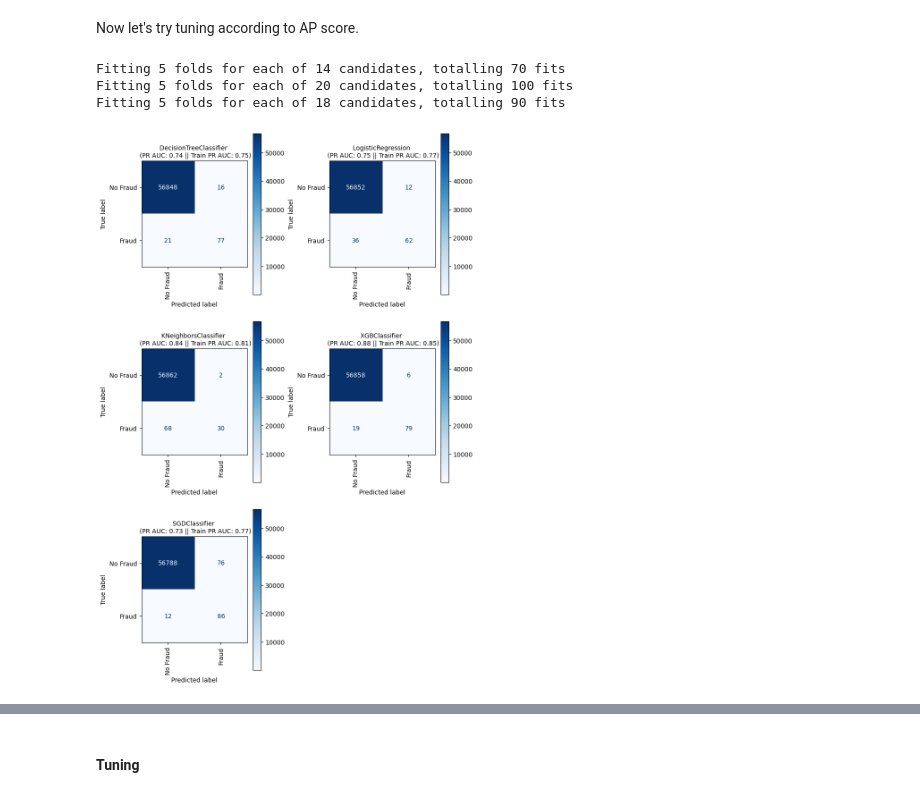
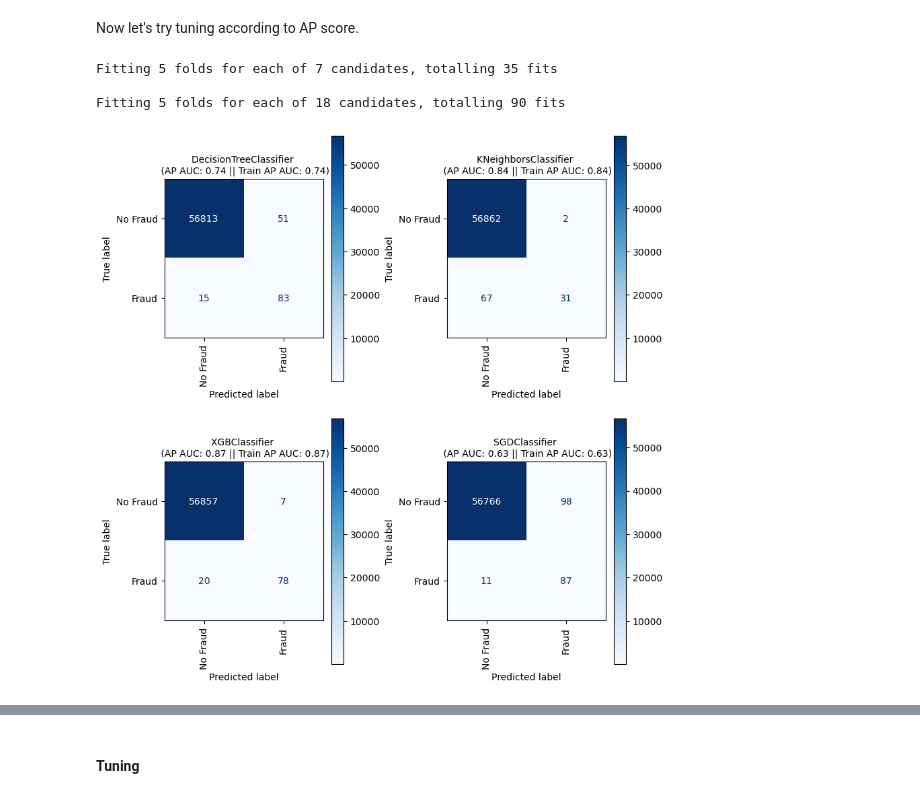
Before and after one commit to abdullahkavakli/Credit-Card-Fraud-Detection-Using-KNN, a Jupyter notebook: Credit Card Fraud Detection.ipynb, the cells around one changed output, grey strips where cells are left out. Drawn from its saved outputs; the diff is of its cells as text; code cells hidden in the pictures.

```diff
--- a/Credit Card Fraud Detection.ipynb
+++ b/Credit Card Fraud Detection.ipynb
@@ -196,12 +252,12 @@ def tune_xgb(X=X_train_scaled,y=y_train, scoring="average_precision", cv=kf):
               "max_delta_step": randint(1,10) }
     grid_xgb = RandomizedSearchCV(xgb.XGBClassifier(objective="binary:logistic",eval_metric=average_precision_score ,n_jobs=-1, tree_method="hist", random_state=rand_state),
                                   params, cv=kf, n_iter=20, scoring=scoring)
-    grid_xgb.fit(X_train_scaled, y_train)
+    grid_xgb.fit(X, y)
     return grid_xgb.best_estimator_
 # %%
 def tune_sgd_bayes(X=X_train_scaled, y=y_train, scoring="average_precision",cv=kf):
-    def objective_for_minimization(search_space, X=X_train_scaled, y=y_train, scoring_objective=scoring):
-        model = SGDClassifier(**search_space, n_jobs=-1, random_state=rand_state)
+    def objective_for_minimization(search_space, X=X, y=y, scoring_objective=scoring):
+        model = SGDClassifier(**search_space, max_iter=int(1e9), n_jobs=-1, random_state=rand_state)
         best_score = cross_val_score(model, X, y, scoring=scoring_objective, cv=kf, n_jobs=-1).mean()
         loss = 1 - best_score
         return {'loss': loss, 'status': STATUS_OK}
@@ -212,7 +268,7 @@ def tune_sgd_bayes(X=X_train_scaled, y=y_train, scoring="average_precision",cv=k
                     'eta0':hp.uniform('n_estimators',0,3),
                     "power_t": hp.uniform('power_t',-0.1,1),
                     "validation_fraction": hp.uniform('validation_fraction',0.1,0.3),
-                    'loss':hp.choice("loss",['log', 'modified_huber']),
+                    'loss':hp.choice("loss",['modified_huber']),
                     'class_weight': {0:1, 1:scope.int(hp.uniform('class_weight', 1, 100))}
                    }
     # implement Hyperopt
@@ -320,0 +308,24 @@ def print_scores(models, X_train=X_train_scaled, X_test=X_test_scaled, y_train=y
+# %%
+def get_scoring_name(scoring):
+    equal = {"accuracy": "Accuracy",
+             "precisione": "Precision",
+             "recall": "Recall",
+             "f1": "F1",
+             "roc_auc": "ROC AUC",
+             "average_precision": "AP AUC"}
+    return equal[scoring]
+# %%
+def get_training_cross_validated_score(model, X_train, y_train, undersample=False, oversample=False, stack=False, other=False, scoring="Accuracy"):
+    try:
+        if undersample or oversample or stack:
+            training_cross_validated_score = np.mean(
+                cross_val_score_for_sampling(
+                    model, X_train, y_train, undersample=undersample, oversample=oversample, stack=stack, other=other)[scoring])
+        elif other:
+            return None
+        else:
+            training_cross_validated_score = cross_val_score(
+                model, X_train, y=y_train, cv=kf, scoring=scoring, n_jobs=-1).mean()
+        return training_cross_validated_score
+    except Exception as e:
+        return None
@@ -365,18 +459,18 @@ print_scores(vc, stack=True, result_prefix="_voting_stack")
 Now let's try tuning according to AP score.
 # %%
 tree_clf_ap = tune_dec_tree()
-log_reg_ap = tune_log_reg()
+#log_reg_ap = tune_log_reg()
 knears_neighbors_ap = tune_knn()
 xgb_est_ap = tune_xgb()
 sgd_est_ap = tune_sgd_bayes()
 models_with_params={"Decision Tree": tree_clf_ap,
-                    "KNN":log_reg_ap,
-                    "Logistic Regression": knears_neighbors_ap ,
+                    "KNN": knears_neighbors_ap,
+                    #"Logistic Regression": log_reg_ap,
                     "XGB": xgb_est_ap,
                     "SGD":sgd_est_ap}
 print_scores(models_with_params,result_prefix="_tuned_ap")
 # %% [output]
-Fitting 5 folds for each of 14 candidates, totalling 70 fits
-Fitting 5 folds for each of 20 candidates, totalling 100 fits
+Fitting 5 folds for each of 7 candidates, totalling 35 fits
+
 Fitting 5 folds for each of 18 candidates, totalling 90 fits
-[figure, old version]
+[figure, new version]
```
Also changed, not shown: parts of 51 cells of this notebook.
